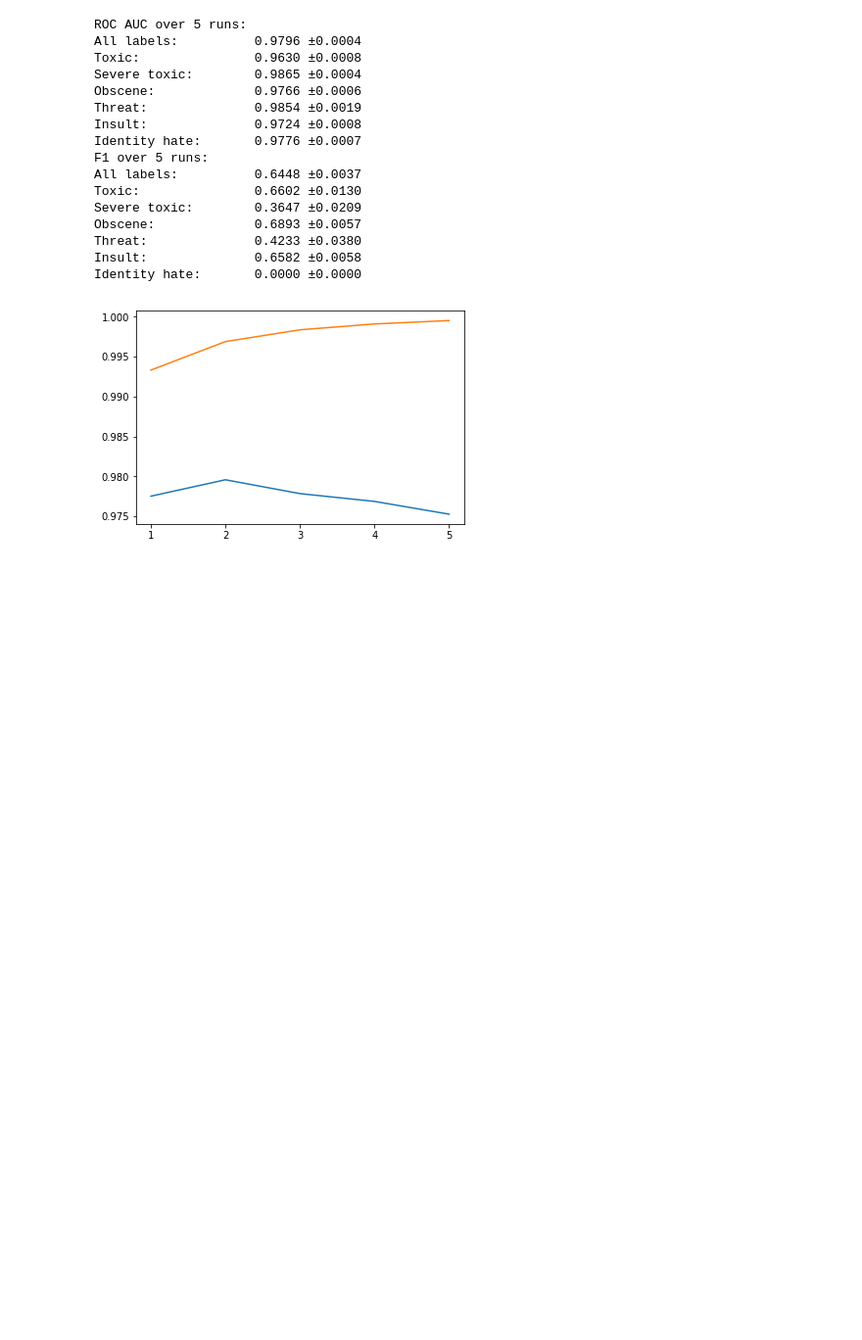
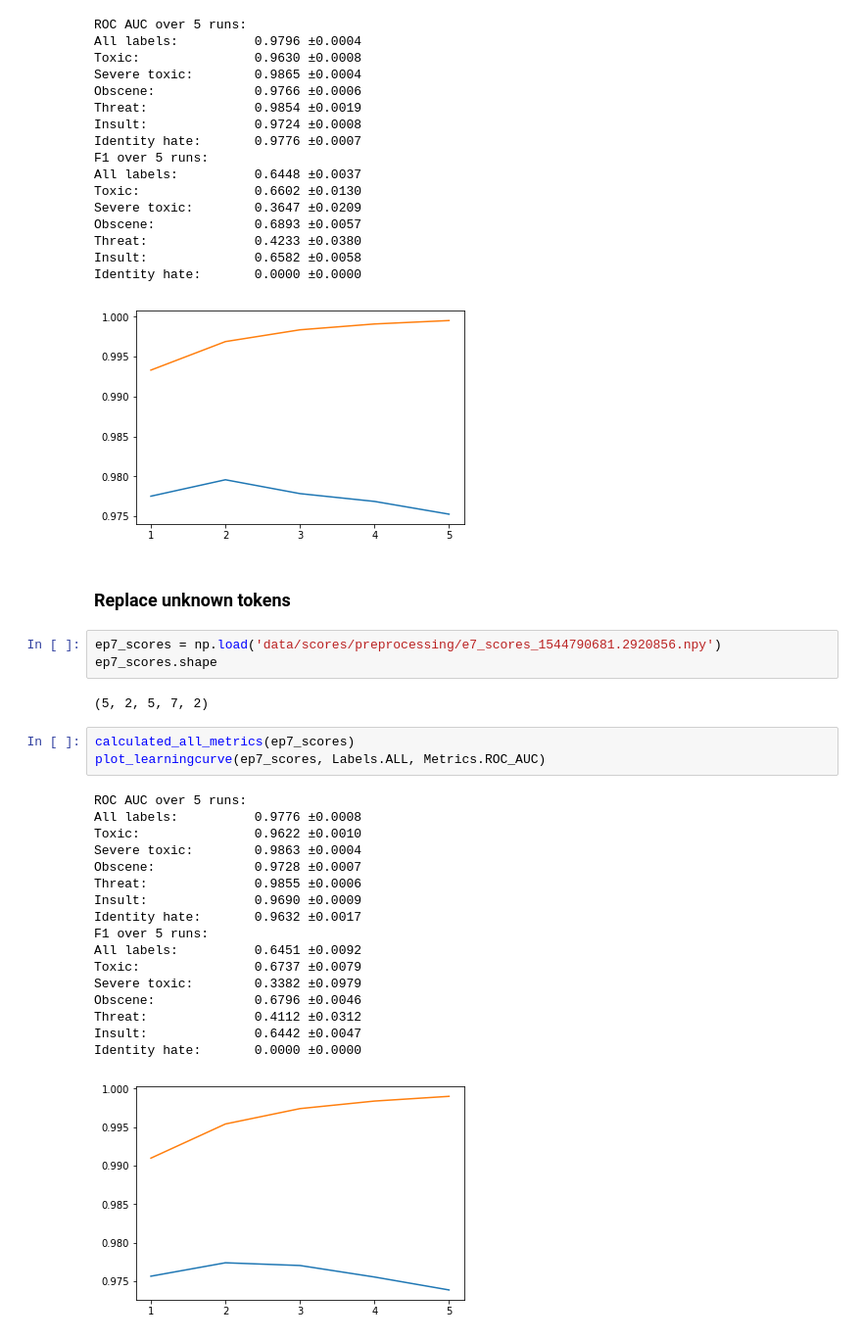
Before and after one commit to kogelnikp/toxic-comment-experiments, a Jupyter notebook: visualize_results.ipynb, the cells around one changed output. Shown at 98% size. Cells and saved outputs as stored; diff of their text form; blank space fills up the shorter version.

Commit message:
added experiment on replacing unknown tokens

```diff
--- a/visualize_results.ipynb
+++ b/visualize_results.ipynb
@@ -355,3 +355,31 @@ Threat:              0.4233 ±0.0380
 Insult:              0.6582 ±0.0058
 Identity hate:       0.0000 ±0.0000
 [figure]
+# %% [markdown]
+### Replace unknown tokens
+# %%
+ep7_scores = np.load('data/scores/preprocessing/e7_scores_1544790681.2920856.npy')
+ep7_scores.shape
+# %% [output]
+(5, 2, 5, 7, 2)
+# %%
+calculated_all_metrics(ep7_scores)
+plot_learningcurve(ep7_scores, Labels.ALL, Metrics.ROC_AUC)
+# %% [output]
+ROC AUC over 5 runs:
+All labels:          0.9776 ±0.0008
+Toxic:               0.9622 ±0.0010
+Severe toxic:        0.9863 ±0.0004
+Obscene:             0.9728 ±0.0007
+Threat:              0.9855 ±0.0006
+Insult:              0.9690 ±0.0009
+Identity hate:       0.9632 ±0.0017
+F1 over 5 runs:
+All labels:          0.6451 ±0.0092
+Toxic:               0.6737 ±0.0079
+Severe toxic:        0.3382 ±0.0979
+Obscene:             0.6796 ±0.0046
+Threat:              0.4112 ±0.0312
+Insult:              0.6442 ±0.0047
+Identity hate:       0.0000 ±0.0000
+[figure, added]
```
Also changed, not shown: 3 other files.
